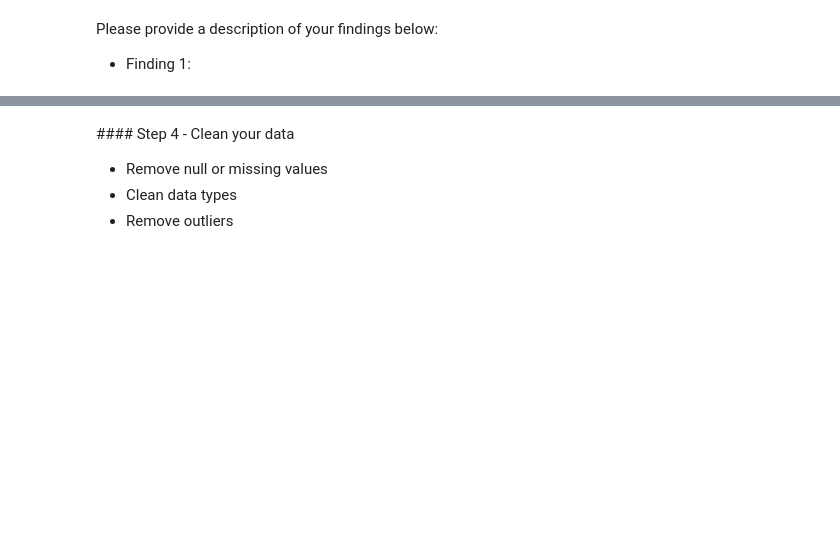
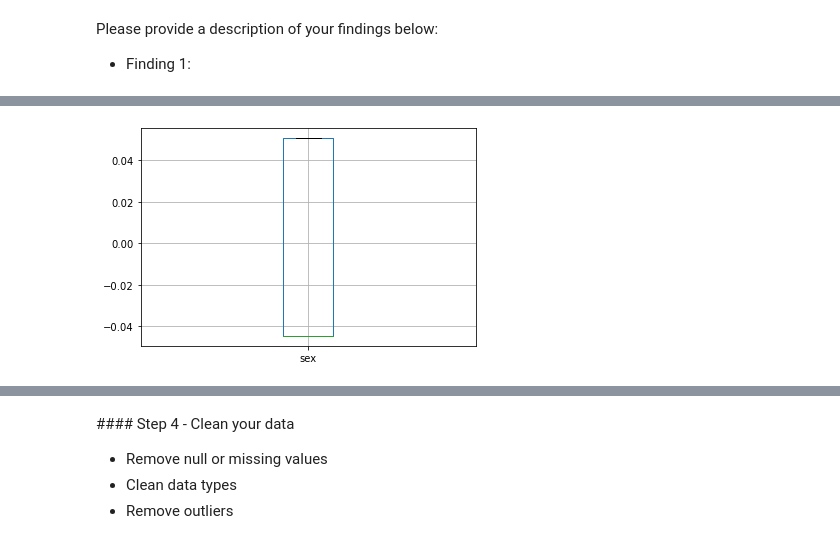
Before and after one commit to robertvatasoiu/ds-homework, a Jupyter notebook: homework4-ds/homework4.ipynb, the cells around one changed output, grey strips where cells are left out. Saved outputs shown, nothing was run; the diff lists cells and outputs as text; code cells hidden in the pictures; blank space fills up the shorter version.

```diff
--- a/homework4-ds/homework4.ipynb
+++ b/homework4-ds/homework4.ipynb
@@ -57,0 +220,4 @@ Please provide a description of your findings below:
+# %%
+fig2 = new_data.boxplot(column=["sex"])
+# %% [output]
+[figure, added]
```
Also changed, not shown: parts of 44 cells of this notebook.
